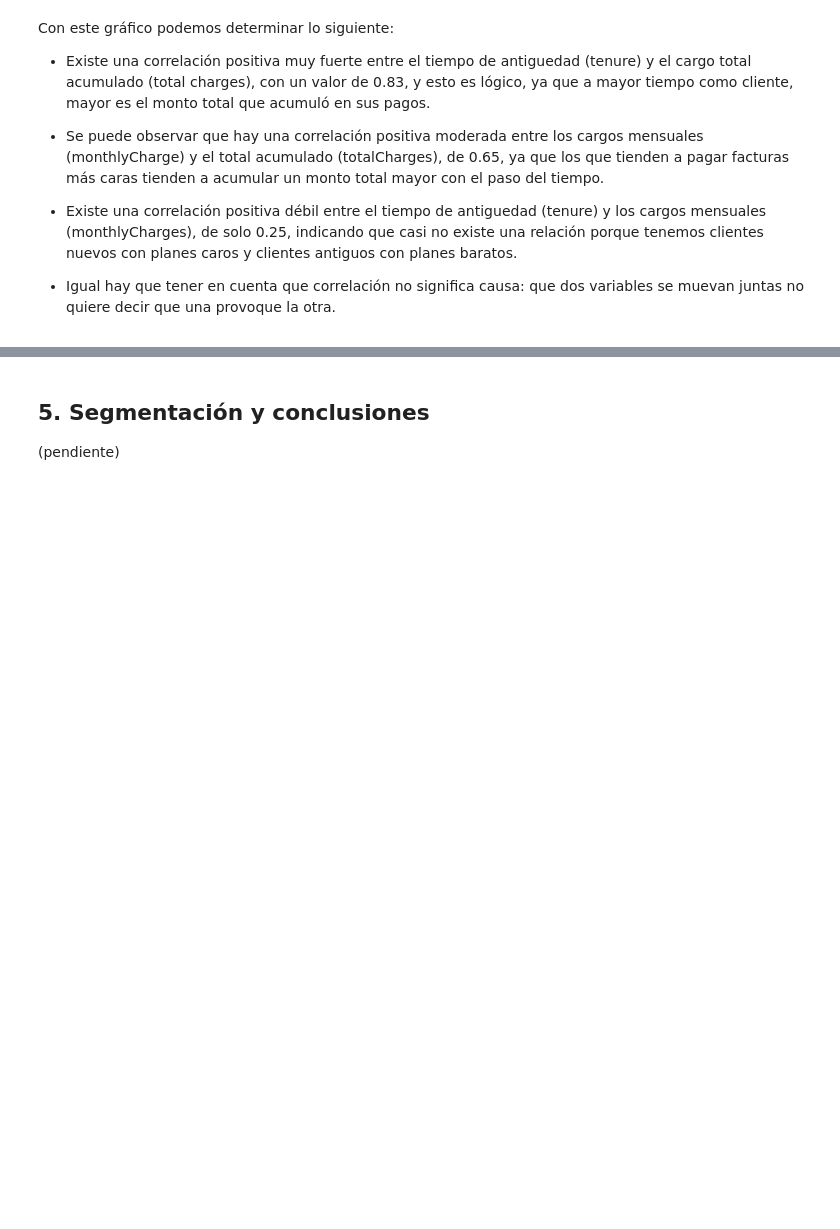
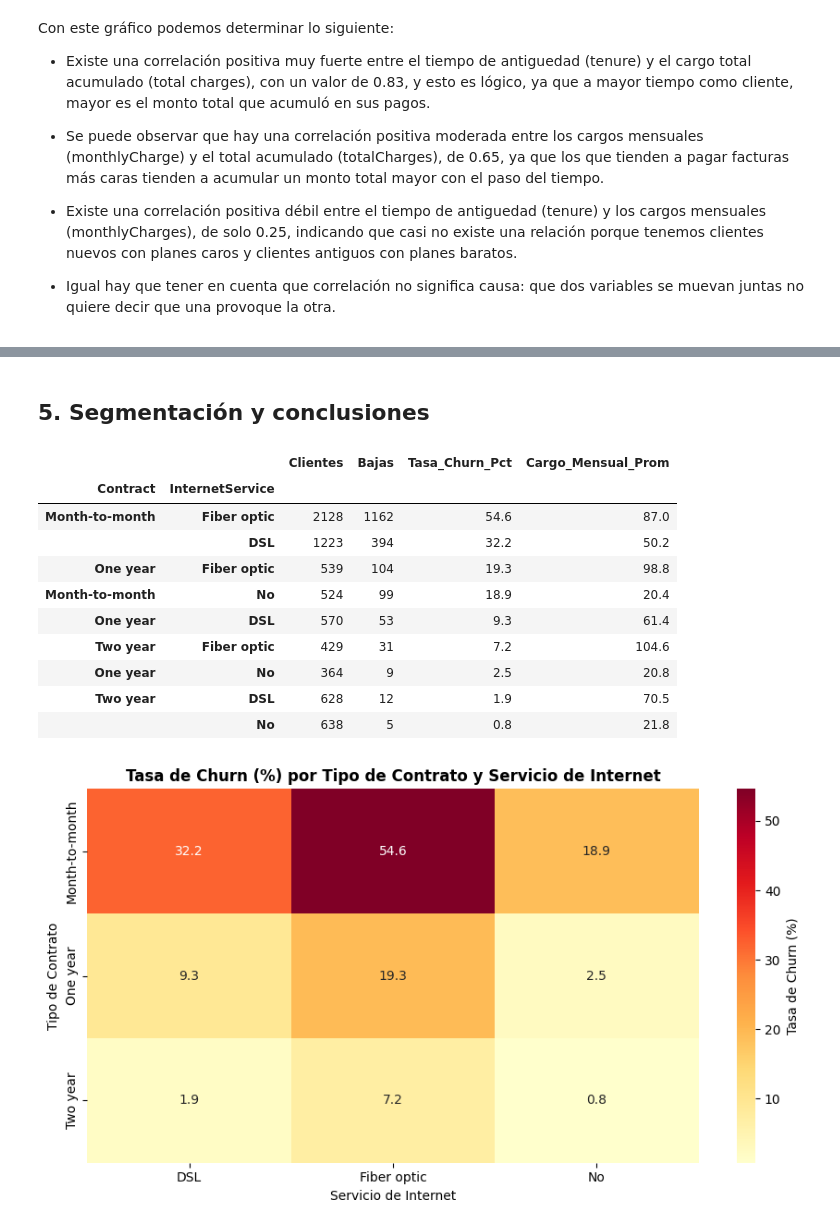
Before and after one commit to andyargg/tpi-analisis-de-datos, a Jupyter notebook: notebooks/TPI_Analisis_de_Datos.ipynb, the cells around one changed output, grey strips where cells are left out. Drawn from its saved outputs; the diff is of its cells as text; code cells hidden in the pictures; blank space fills up the shorter version.

```diff
--- a/notebooks/TPI_Analisis_de_Datos.ipynb
+++ b/notebooks/TPI_Analisis_de_Datos.ipynb
@@ -483,4 +721,60 @@ Con este gráfico podemos determinar lo siguiente:
 # %% [markdown]
 ## 5. Segmentación y conclusiones
-
-(pendiente)
+# %%
+if "ChurnNum" not in df.columns:
+  df["ChurnNum"] = (df["Churn"] == "Yes").astype(int)
+
+segmentos = (
+    df.groupby(["Contract", "InternetService"], observed=False)
+    .agg(
+        Clientes=("ChurnNum", "count"),
+        Bajas=("ChurnNum", "sum"),
+        Tasa_Churn_Pct=("ChurnNum", lambda s: round(s.mean() * 100, 1)),
+        Cargo_Mensual_Prom=("MonthlyCharges", lambda s: round(s.mean(), 1)),
+    )
+    .sort_values(by="Tasa_Churn_Pct", ascending=False)
+)
+
+display(segmentos)
+
+pivot_churn = df.pivot_table(
+    index="Contract",
+    columns="InternetService",
+    values="ChurnNum",
+    aggfunc=lambda s: s.mean() * 100,
+)
+orden_contrato = [
+    c for c in ["Month-to-month", "One year", "Two year"] if c in pivot_churn.index
+]
+pivot_churn = pivot_churn.loc[orden_contrato]
+
+fig, ax = plt.subplots(figsize=(9, 5))
+sns.heatmap(
+    pivot_churn,
+    annot=True,
+    fmt=".1f",
+    cmap="YlOrRd",
+    cbar_kws={"label": "Tasa de Churn (%)"},
+    ax=ax,
+)
+ax.set_title(
+    "Tasa de Churn (%) por Tipo de Contrato y Servicio de Internet",
+    fontweight="bold",
+)
+ax.set_xlabel("Servicio de Internet")
+ax.set_ylabel("Tipo de Contrato")
+plt.tight_layout()
+plt.show()
+# %% [output]
+|  |  | Clientes | Bajas | Tasa_Churn_Pct | Cargo_Mensual_Prom |
+| Contract | InternetService |  |  |  |  |
+| Month-to-month | Fiber optic | 2128 | 1162 | 54.6 | 87.0 |
+|  | DSL | 1223 | 394 | 32.2 | 50.2 |
+| One year | Fiber optic | 539 | 104 | 19.3 | 98.8 |
+| Month-to-month | No | 524 | 99 | 18.9 | 20.4 |
+| One year | DSL | 570 | 53 | 9.3 | 61.4 |
+| Two year | Fiber optic | 429 | 31 | 7.2 | 104.6 |
+| One year | No | 364 | 9 | 2.5 | 20.8 |
+| Two year | DSL | 628 | 12 | 1.9 | 70.5 |
+|  | No | 638 | 5 | 0.8 | 21.8 |
+[figure, added]
```
Also changed, not shown: parts of 8 cells of this notebook.
